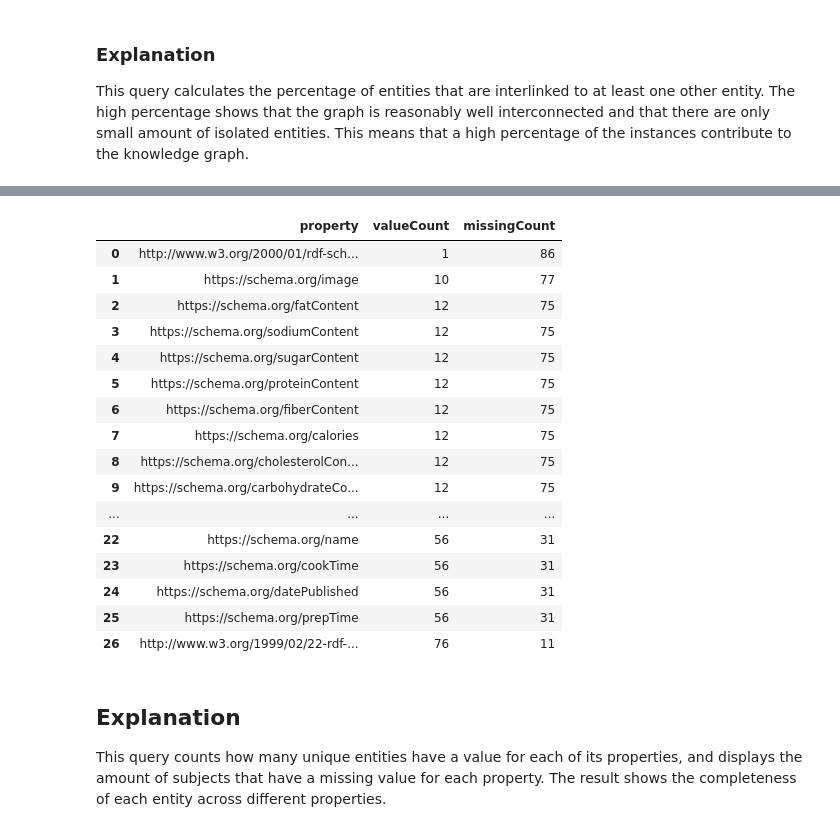
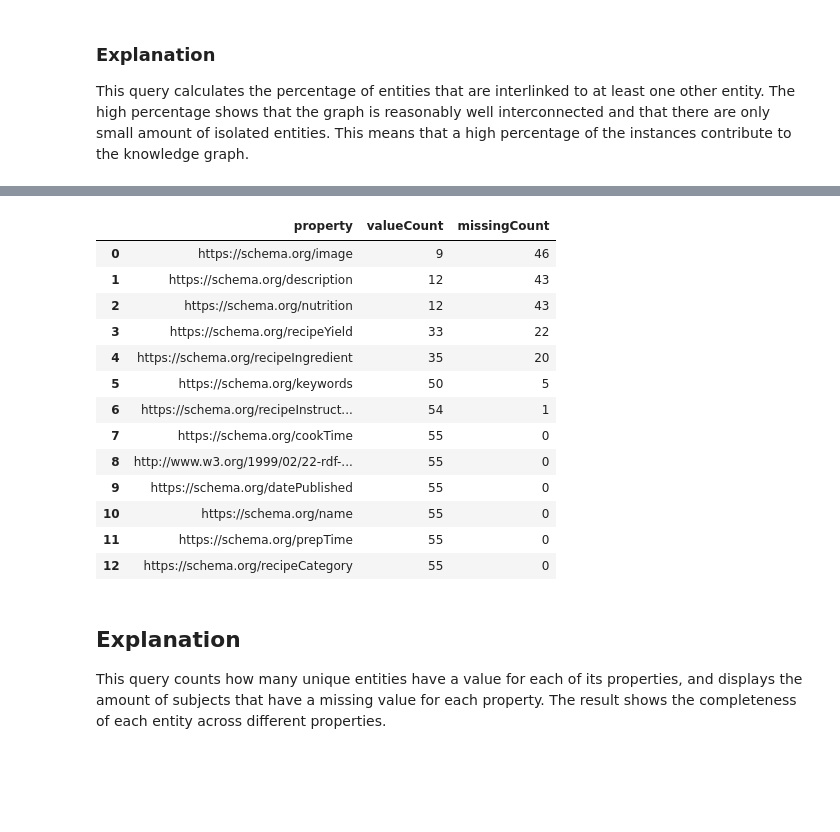
Before and after one commit to DominicVerschoor/Knowledge_Graph_Quality_Assesment, a Jupyter notebook: Assignment2 Template.ipynb, the cells around one changed output, grey strips where cells are left out. Drawn from its saved outputs; the diff is of its cells as text; code cells hidden in the pictures; blank space fills up the shorter version.

Commit message:
fixed completeness query 3 to be more useful

```diff
--- a/Assignment2 Template.ipynb
+++ b/Assignment2 Template.ipynb
@@ -227,7 +227,7 @@ This query checks for transitivity by seeing if each recipe correctly links to a
 # %% [markdown]
 ## Completeness Quality Assessment
 # %%
-run_query(g, 'queries/Completeness1.rq')
+run_query(g, 'queries/completeness1.rq')
 # %% [output]
 [interactive output not drawn]
 |  | s | type |
@@ -246,7 +246,7 @@ run_query(g, 'queries/Completeness1.rq')
 ### Explanation
 This query looks at the type completeness of the graph by searching for all entities without an assigned type. The result shows that 11 nutrition entities do not have a type assigned.
 # %%
-run_query(g, 'queries/Completeness2.rq')
+run_query(g, 'queries/completeness2.rq')
 # %% [output]
 [interactive output not drawn]
 |  | totalEntities | interlinkedEntities | interlinkingPercentage |
@@ -255,26 +255,23 @@ run_query(g, 'queries/Completeness2.rq')
 ### Explanation
 This query calculates the percentage of entities that are interlinked to at least one other entity. The high percentage shows that the graph is reasonably well interconnected and that there are only small amount of isolated entities. This means that a high percentage of the instances contribute to the knowledge graph.
 # %%
-run_query(g, 'queries/Completeness3.rq')
+run_query(g, 'queries/completeness3.rq')
 # %% [output]
 [interactive output not drawn]
 |  | property | valueCount | missingCount |
-| 0 | http://www.w3.org/2000/01/rdf-sch... | 1 | 86 |
-| 1 | https://schema.org/image | 10 | 77 |
-| 2 | https://schema.org/fatContent | 12 | 75 |
-| 3 | https://schema.org/sodiumContent | 12 | 75 |
-| 4 | https://schema.org/sugarContent | 12 | 75 |
-| 5 | https://schema.org/proteinContent | 12 | 75 |
-| 6 | https://schema.org/fiberContent | 12 | 75 |
-| 7 | https://schema.org/calories | 12 | 75 |
-| 8 | https://schema.org/cholesterolCon... | 12 | 75 |
-| 9 | https://schema.org/carbohydrateCo... | 12 | 75 |
-| ... | ... | ... | ... |
-| 22 | https://schema.org/name | 56 | 31 |
-| 23 | https://schema.org/cookTime | 56 | 31 |
-| 24 | https://schema.org/datePublished | 56 | 31 |
-| 25 | https://schema.org/prepTime | 56 | 31 |
-| 26 | http://www.w3.org/1999/02/22-rdf-... | 76 | 11 |
+| 0 | https://schema.org/image | 9 | 46 |
+| 1 | https://schema.org/description | 12 | 43 |
+| 2 | https://schema.org/nutrition | 12 | 43 |
+| 3 | https://schema.org/recipeYield | 33 | 22 |
+| 4 | https://schema.org/recipeIngredient | 35 | 20 |
+| 5 | https://schema.org/keywords | 50 | 5 |
+| 6 | https://schema.org/recipeInstruct... | 54 | 1 |
+| 7 | https://schema.org/cookTime | 55 | 0 |
+| 8 | http://www.w3.org/1999/02/22-rdf-... | 55 | 0 |
+| 9 | https://schema.org/datePublished | 55 | 0 |
+| 10 | https://schema.org/name | 55 | 0 |
+| 11 | https://schema.org/prepTime | 55 | 0 |
+| 12 | https://schema.org/recipeCategory | 55 | 0 |
 # %% [markdown]
 ## Explanation
 This query counts how many unique entities have a value for each of its properties, and displays the amount of subjects that have a missing value for each property. The result shows the completeness of each entity across different properties.
```
Also changed, not shown: 1 other file.
